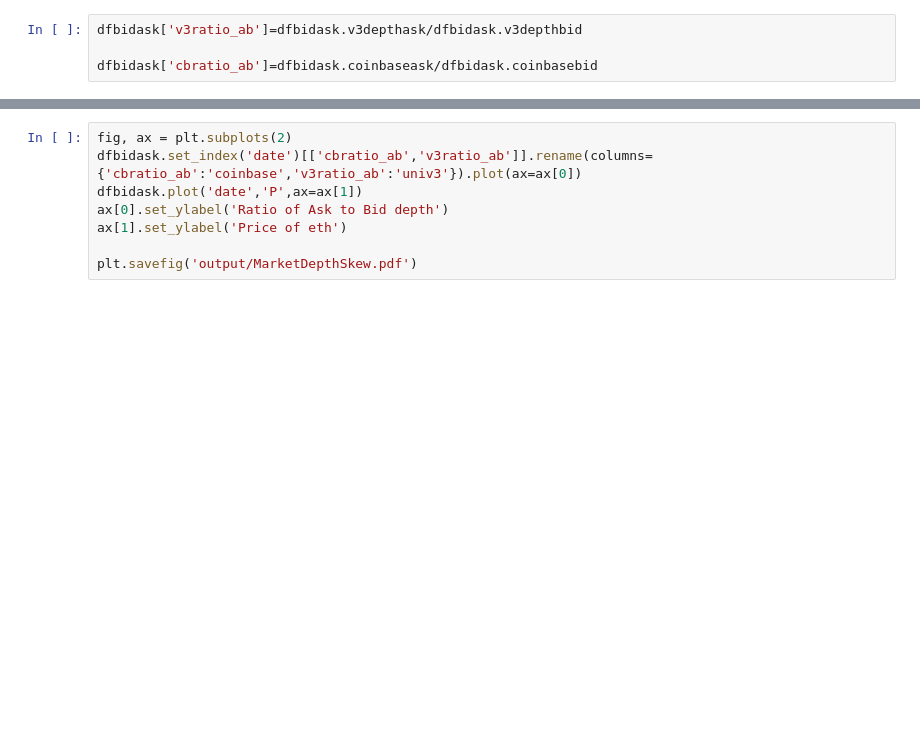
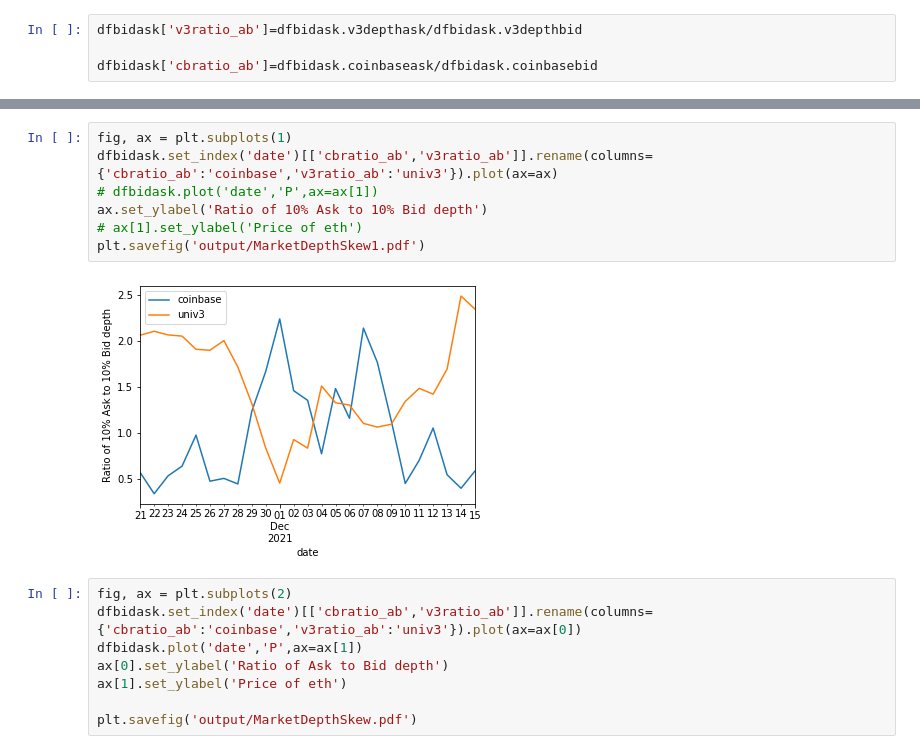
Before and after one commit to Uniswap/v3-market-depth-study, a Jupyter notebook: MarketDepthStudy.ipynb, the cells around one changed output, grey strips where cells are left out. Cells and saved outputs as stored; diff of their text form; blank space fills up the shorter version.

```diff
--- a/MarketDepthStudy.ipynb
+++ b/MarketDepthStudy.ipynb
@@ -136,3 +168,12 @@ dfbidask.corr()
+# %%
+fig, ax = plt.subplots(1)
+dfbidask.set_index('date')[['cbratio_ab','v3ratio_ab']].rename(columns={'cbratio_ab':'coinbase','v3ratio_ab':'univ3'}).plot(ax=ax)
+# dfbidask.plot('date','P',ax=ax[1])
+ax.set_ylabel('Ratio of 10% Ask to 10% Bid depth')
+# ax[1].set_ylabel('Price of eth')
+plt.savefig('output/MarketDepthSkew1.pdf')
+# %% [output]
+[figure, added]
 # %%
 fig, ax = plt.subplots(2)
 dfbidask.set_index('date')[['cbratio_ab','v3ratio_ab']].rename(columns={'cbratio_ab':'coinbase','v3ratio_ab':'univ3'}).plot(ax=ax[0])
```
Also changed, not shown: parts of 7 cells of this notebook, 3 other files.
